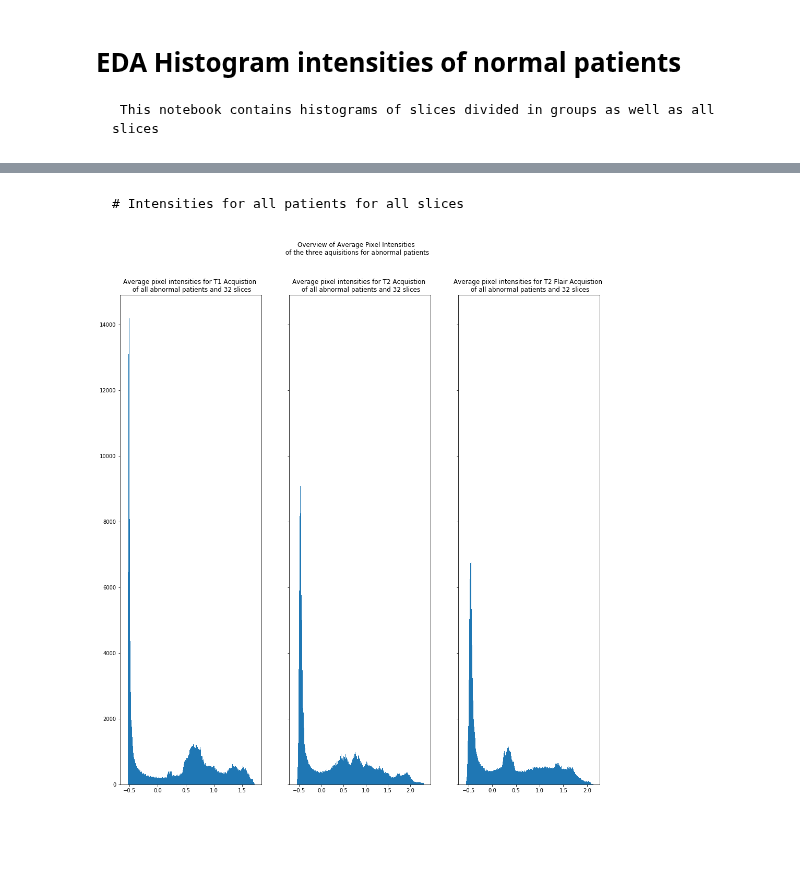
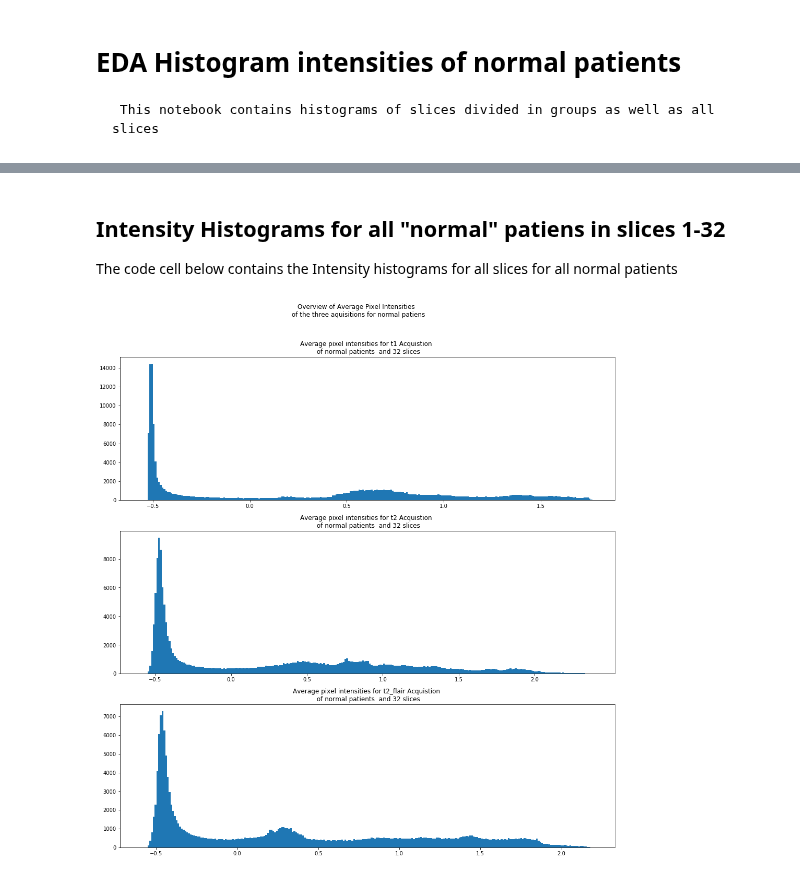
Before and after one commit to Avuerro/ISMI-braintriage, a Jupyter notebook: code/analysis/EDA_nonoverlapping_histograms_normal_patients.ipynb, the cells around one changed output, grey strips where cells are left out. Saved outputs shown, nothing was run; the diff lists cells and outputs as text; code cells hidden in the pictures; blank space fills up the shorter version.

Commit message:
added explanation  and rerun the cells

```diff
--- a/code/analysis/EDA_nonoverlapping_histograms_normal_patients.ipynb
+++ b/code/analysis/EDA_nonoverlapping_histograms_normal_patients.ipynb
@@ -60,6 +75,7 @@ get_acquisition_histogram("../../../data/full",[28, 29, 30, 31],"normal")
-# %% [markdown]
-    # Intensities for all patients for all slices
+# %% [markdown]
+## Intensity Histograms for all "normal" patiens in slices 1-32
+The code cell below contains the Intensity histograms for all slices for all normal patients
 # %%
-get_acquisition_histogram("../../../data/full",[0, 1, 2, 3, 4, 5, 6, 7, 8, 9, 10, 11, 12, 13, 14, 15, 16, 17, 18, 19, 20, 21, 22, 23, 24, 25, 26, 27, 28, 29, 30, 31],"abnormal")
+get_acquisition_histogram("../../../data/full",[0, 1, 2, 3, 4, 5, 6, 7, 8, 9, 10, 11, 12, 13, 14, 15, 16, 17, 18, 19, 20, 21, 22, 23, 24, 25, 26, 27, 28, 29, 30, 31],"normal")
 # %% [output]
-[figure, old version]
+[figure, new version]
```
Also changed, not shown: parts of 25 cells of this notebook.
